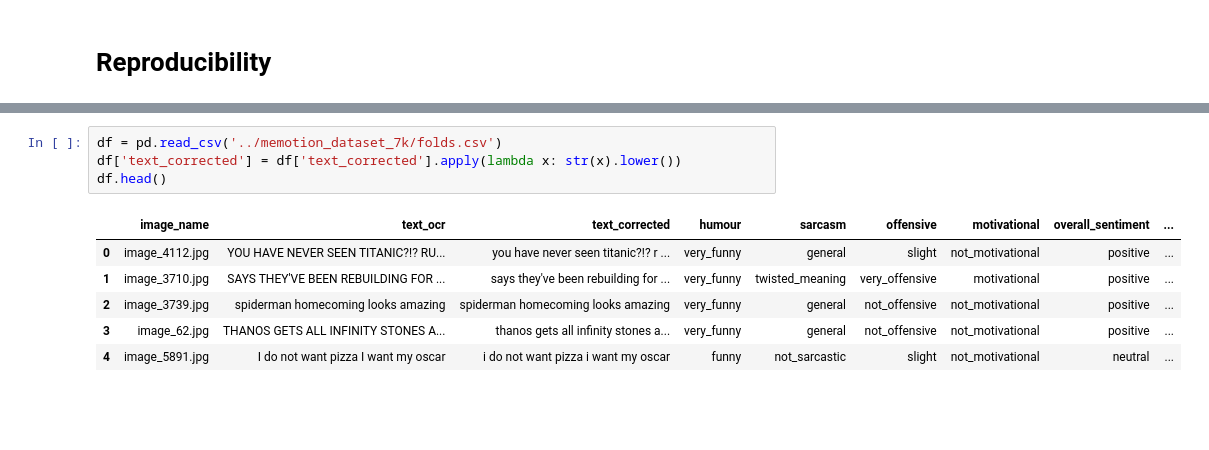
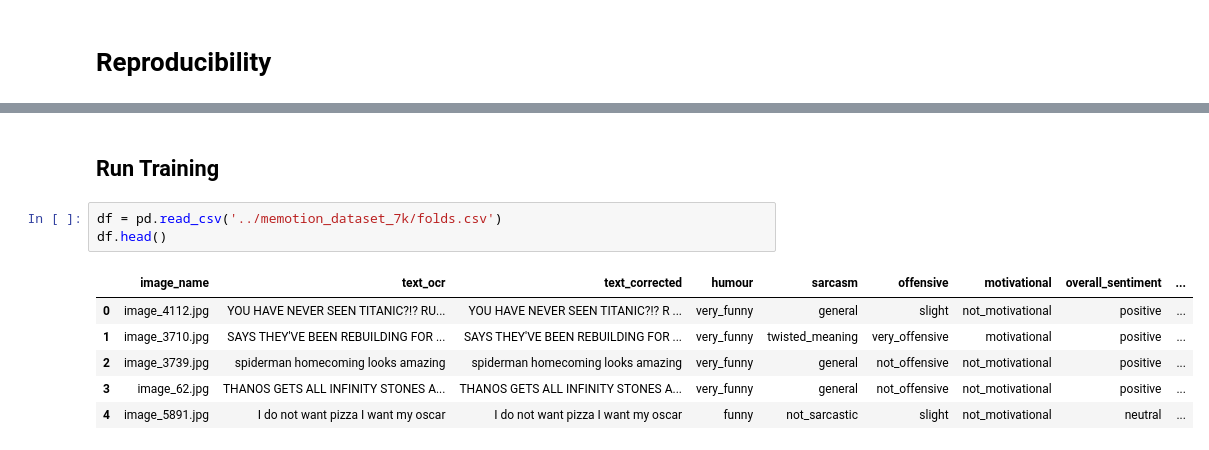
Before and after one commit to aneesh-aparajit/reddit-multimodal-analysis, a Jupyter notebook: notebooks/02-multimodal-sentiment-analysis.ipynb, the cells around one changed output, grey strips where cells are left out. Drawn from its saved outputs; the diff is of its cells as text; blank space fills up the shorter version.

```diff
--- a/notebooks/02-multimodal-sentiment-analysis.ipynb
+++ b/notebooks/02-multimodal-sentiment-analysis.ipynb
@@ -95,11 +505,12 @@ set_seed(Config.seed)
+# %% [markdown]
+## Run Training
 # %%
 df = pd.read_csv('../memotion_dataset_7k/folds.csv')
-df['text_corrected'] = df['text_corrected'].apply(lambda x: str(x).lower())
 df.head()
 # %% [output]
 |  | image_name | text_ocr | text_corrected | humour | sarcasm | offensive | motivational | overall_sentiment | ... |
-| 0 | image_4112.jpg | YOU HAVE NEVER SEEN TITANIC?!? RU... | you have never seen titanic?!? r ... | very_funny | general | slight | not_motivational | positive | ... |
-| 1 | image_3710.jpg | SAYS THEY'VE BEEN REBUILDING FOR ... | says they've been rebuilding for ... | very_funny | twisted_meaning | very_offensive | motivational | positive | ... |
+| 0 | image_4112.jpg | YOU HAVE NEVER SEEN TITANIC?!? RU... | YOU HAVE NEVER SEEN TITANIC?!? R ... | very_funny | general | slight | not_motivational | positive | ... |
+| 1 | image_3710.jpg | SAYS THEY'VE BEEN REBUILDING FOR ... | SAYS THEY'VE BEEN REBUILDING FOR ... | very_funny | twisted_meaning | very_offensive | motivational | positive | ... |
 | 2 | image_3739.jpg | spiderman homecoming looks amazing | spiderman homecoming looks amazing | very_funny | general | not_offensive | not_motivational | positive | ... |
-| 3 | image_62.jpg | THANOS GETS ALL INFINITY STONES A... | thanos gets all infinity stones a... | very_funny | general | not_offensive | not_motivational | positive | ... |
-| 4 | image_5891.jpg | I do not want pizza I want my oscar | i do not want pizza i want my oscar | funny | not_sarcastic | slight | not_motivational | neutral | ... |
+| 3 | image_62.jpg | THANOS GETS ALL INFINITY STONES A... | THANOS GETS ALL INFINITY STONES A... | very_funny | general | not_offensive | not_motivational | positive | ... |
+| 4 | image_5891.jpg | I do not want pizza I want my oscar | I do not want pizza I want my oscar | funny | not_sarcastic | slight | not_motivational | neutral | ... |
```
Also changed, not shown: parts of 33 cells of this notebook, 27 other files.
